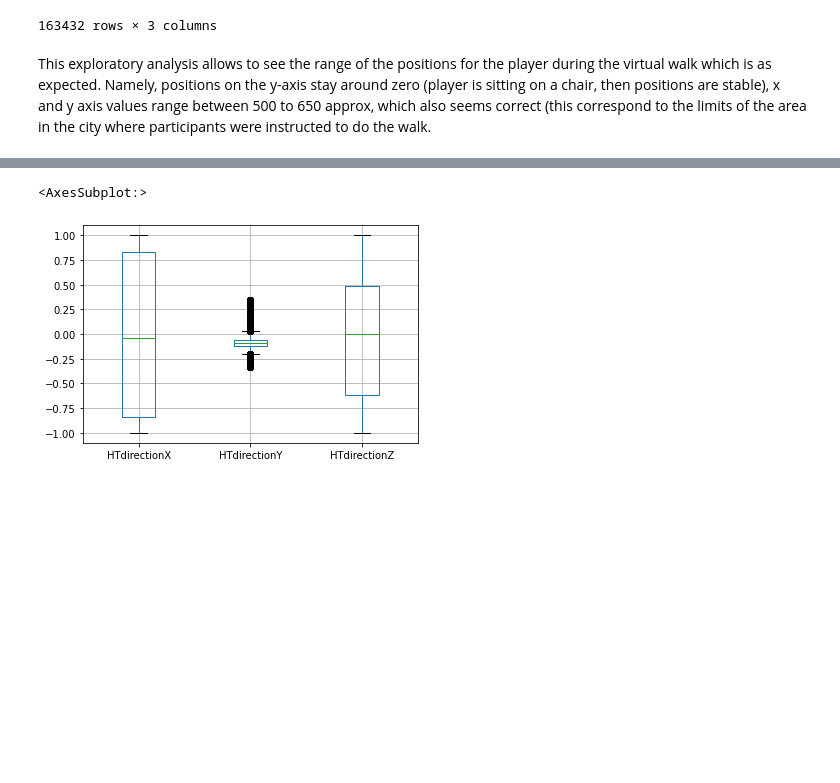
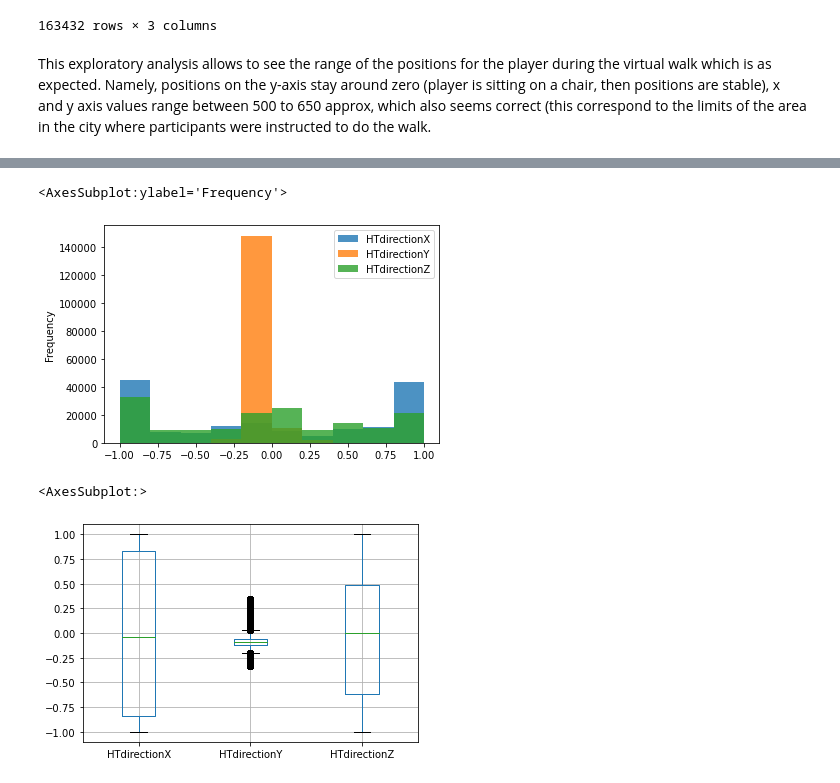
Before and after one commit to JohnMadrid/VillageBehavioralWalk, a Jupyter notebook: positions_filtering.ipynb, the cells around one changed output, grey strips where cells are left out. Cells and saved outputs as stored; diff of their text form; code cells hidden in the pictures; blank space fills up the shorter version.

```diff
--- a/positions_filtering.ipynb
+++ b/positions_filtering.ipynb
@@ -156,6 +163,9 @@ player_direction.tail()
 # %%
-player_direction2 = player_direction
+player_direction.plot(kind='hist', alpha=0.8)
 # player_direction2.to_csv('/Users/johnmadrid/Google Drive/Osnabrück/WS 2021/NeuroBioPsuchology_2021/Thesis/Players_positions_directions/directionsTestFull.csv', index=False)
+# %% [output]
+<AxesSubplot:ylabel='Frequency'>
+[figure, added]
 # %%
 player_direction.boxplot()
 # %% [output]
```
Also changed, not shown: parts of 5 cells of this notebook.
